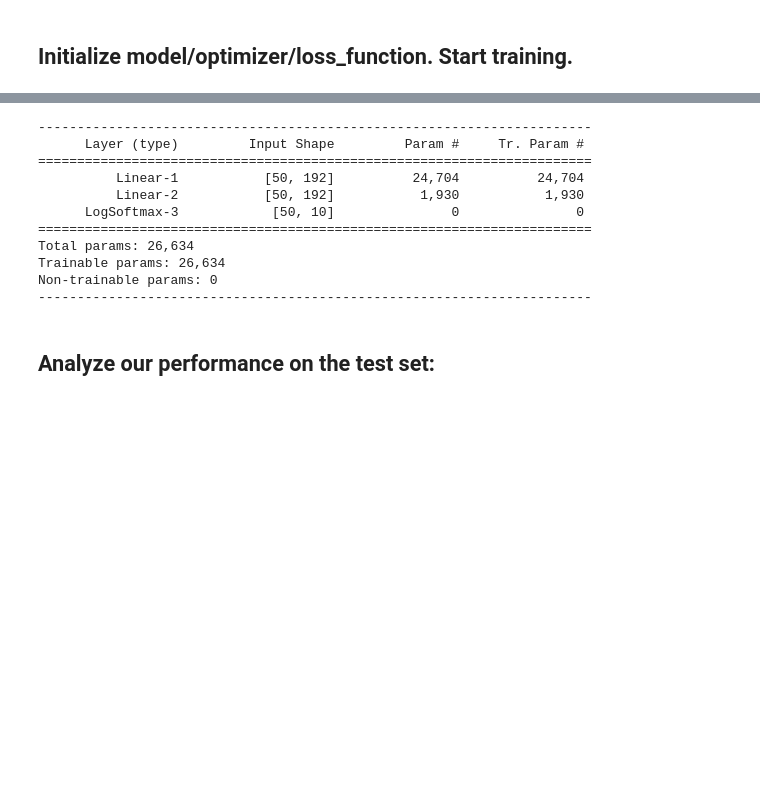
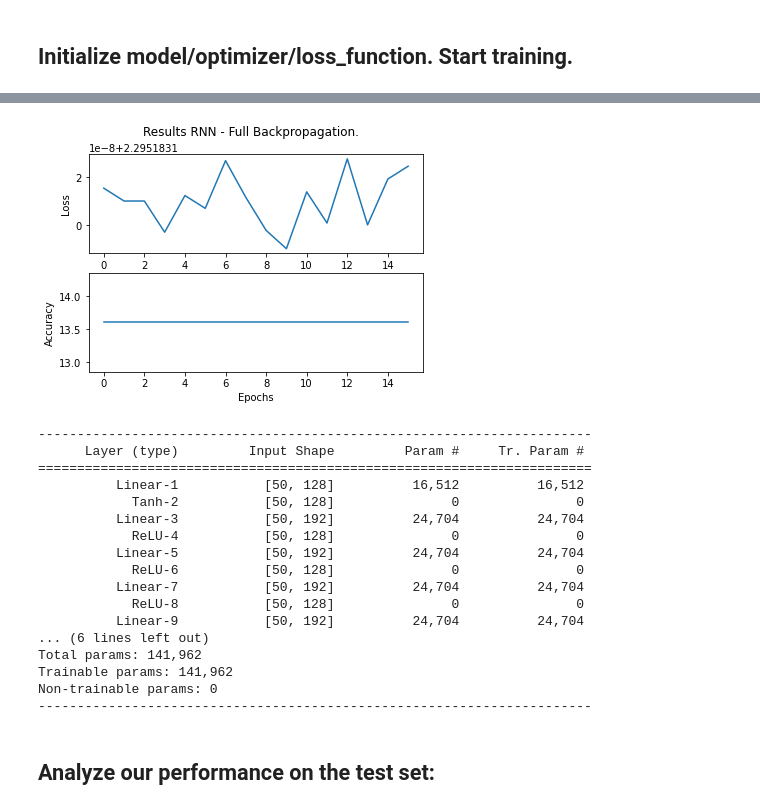
Before and after one commit to wiebetimmers/thesis_project, a Jupyter notebook: main_baseline_new.ipynb, the cells around one changed output, grey strips where cells are left out. Cells and saved outputs as stored; diff of their text form; code cells hidden in the pictures; blank space fills up the shorter version.

```diff
--- a/main_baseline_new.ipynb
+++ b/main_baseline_new.ipynb
@@ -390,7 +384,8 @@ Epoch: 38 - Loss of: 0.2043388625553676 - Accuracy of: 94.0
 # %%
 # Perform training on the MNIST dataset
-model_mnist = RNN(INPUT_SIZE_MNIST, n_hidden, n_labels, dataset_MNIST = True)
+model_mnist = RNN(INPUT_SIZE_MNIST, n_hidden, n_labels, T, dataset_MNIST = True)
 optimizer = optim.SGD([p for p in model.parameters() if p.requires_grad == True], lr=0.5, momentum=0.9)
-loss_function_mnist = nn.NLLLoss(reduction='mean') # Mean is also possible.
+loss_function_mnist = nn.NLLLoss(reduction='sum') # Mean is also possible.
 
 trained_model_mnist = training(model_mnist, train_loader_mnist, val_loader_mnist, n_epochs, optimizer, loss_function_mnist, max_loss_iter)
+# %% [output]
@@ -397,16 +409,23 @@ trained_model_mnist = training(model_mnist, train_loader_mnist, val_loader_mnist
+[figure, added]
 # %%
 # Summary of the RNN model:
-print(summary(model, torch.zeros(50, 64), model.initHidden(), show_input=True, show_hierarchical=False))
+print(summary(model, torch.zeros(50, 64), show_input=True, show_hierarchical=False))
 # %% [output]
 -----------------------------------------------------------------------
       Layer (type)         Input Shape         Param #     Tr. Param #
 =======================================================================
-          Linear-1           [50, 192]          24,704          24,704
-          Linear-2           [50, 192]           1,930           1,930
-      LogSoftmax-3            [50, 10]               0               0
-=======================================================================
-Total params: 26,634
-Trainable params: 26,634
+          Linear-1           [50, 128]          16,512          16,512
+            Tanh-2           [50, 128]               0               0
+          Linear-3           [50, 192]          24,704          24,704
+            ReLU-4           [50, 128]               0               0
+          Linear-5           [50, 192]          24,704          24,704
+            ReLU-6           [50, 128]               0               0
+          Linear-7           [50, 192]          24,704          24,704
+            ReLU-8           [50, 128]               0               0
+          Linear-9           [50, 192]          24,704          24,704
+... (6 lines left out)
+Total params: 141,962
+Trainable params: 141,962
 Non-trainable params: 0
 -----------------------------------------------------------------------
 # %% [markdown]
```
Also changed, not shown: parts of 9 cells of this notebook, 5 other files.
